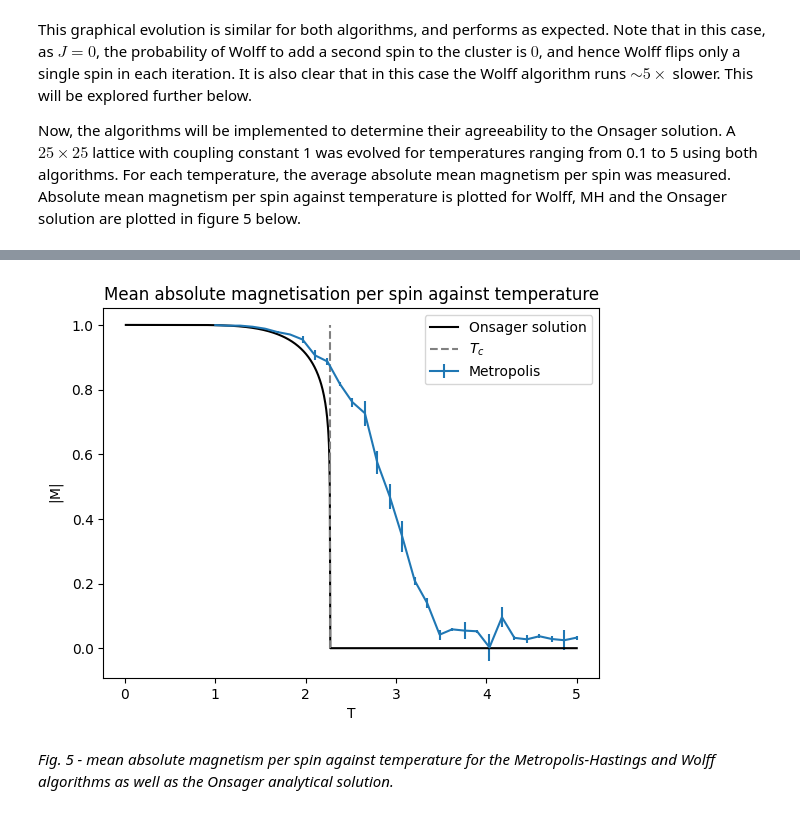
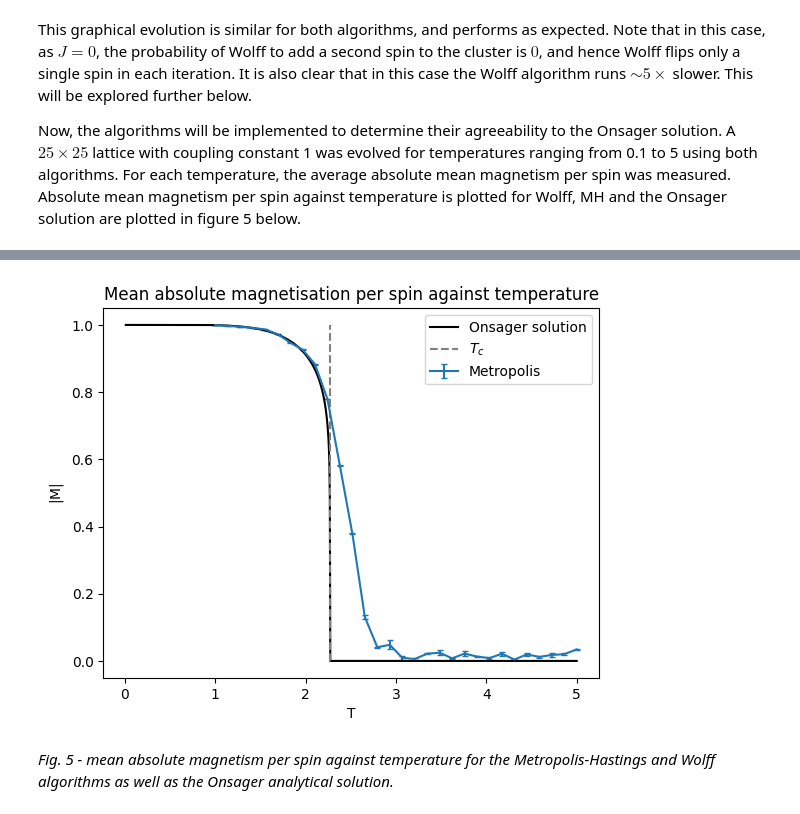
Before and after one commit to Part-II-Computational-Physics/cluster-algorithms-for-monte-carlo-jbd29, a Jupyter notebook: Report.ipynb, the cells around one changed output, grey strips where cells are left out. Drawn from its saved outputs; the diff is of its cells as text; code cells hidden in the pictures.

```diff
--- a/Report.ipynb
+++ b/Report.ipynb
@@ -237,8 +237,8 @@ Now, the algorithms will be implemented to determine their agreeability to the O
 #### SLOW ###
 
 # Initialise lattices:
-lattice_MH = lat.make_lattice(30,1)
-lattice_Wolff = lat.make_lattice(25,1)
+lattice_MH = lat.make_lattice(100,1)
+lattice_Wolff = lat.make_lattice(100,1)
 
 def batch_average(observable):
     # Takes a thermalised variable and batches the data
@@ -266,7 +266,7 @@ def batch_average(observable):
 
 # Set temperatures to be evolved at:
 Ts_MH = np.linspace(1,5,30)
-Ts_Wolff = np.linspace(0.1,5,30)
+Ts_Wolff = np.linspace(1,5,30)
 
 # Initialise needed averaging times and observable array:
 Ms_MH = []
@@ -277,14 +277,17 @@ Ms_Wolff_err = []
 # Evolve and loop through Ts:
 for T in Ts_MH:
     burn = MH.evolve_and_compute_M(lattice_MH,T**-1, 1, 0, 500000)[0]
-    Ms = MH.evolve_and_compute_M(lattice,T**-1,1,0,10000)[0]
+    Ms = MH.evolve_and_compute_M(lattice_MH,T**-1,1,0,10000)[0]
 
-    Ms_MH_T, Ms_MH_err_T = batch_average(Ms)
+    Ms_MH_T, Ms_MH_err_T = lat.batch_average(Ms)
     print(Ms_MH_T)
     Ms_MH.append(Ms_MH_T)
     Ms_MH_err.append(Ms_MH_err_T)
 
 
+
+
+
 # Save data to be re used:
 #np.save('MH_M_against_T',Ms_MH)
 #np.save('Wolff_M_against_T',Ms_Wolff)
@@ -341,19 +313,19 @@ Data divided into 13 batches.
 # %%
 #Ts_MH = np.linspace(0.1,5,30)
 Ts_Wolff = np.linspace(0.1,5,30)
 #Ms_MH = np.load('MH_M_against_T.npy')
 #Ms_Wolff = np.load('Wolff_M_against_T.npy')
-plt.errorbar(Ts_MH, np.abs(Ms_MH), yerr = Ms_MH_err, label = 'Metropolis')
+plt.errorbar(Ts_MH, np.abs(Ms_MH), yerr = Ms_MH_err, label = 'Metropolis', capsize= 2)
 plt.plot(Ts_analytic, M_analytic, color = 'black', label  = 'Onsager solution')
 #plt.plot(Ts_Wolff, Ms_Wolff, label = 'Wolff')
 plt.plot(np.full((5,1),T_c), np.linspace(0,1,5), linestyle = '--', color = 'gray', label = r'$T_c$')
 plt.xlabel('T')
 plt.ylabel(r'$\vert$M$\vert$')
 plt.title(r'Mean absolute magnetisation per spin against temperature')
 plt.legend()
 plt.show()
 # %% [output]
-[figure, old version]
+[figure, new version]
 # %% [markdown]
 *Fig. 5 - mean absolute magnetism per spin against temperature for the Metropolis-Hastings and Wolff algorithms as well as the Onsager analytical solution.*
 # %% [markdown]
```
Also changed, not shown: parts of 4 cells of this notebook.
